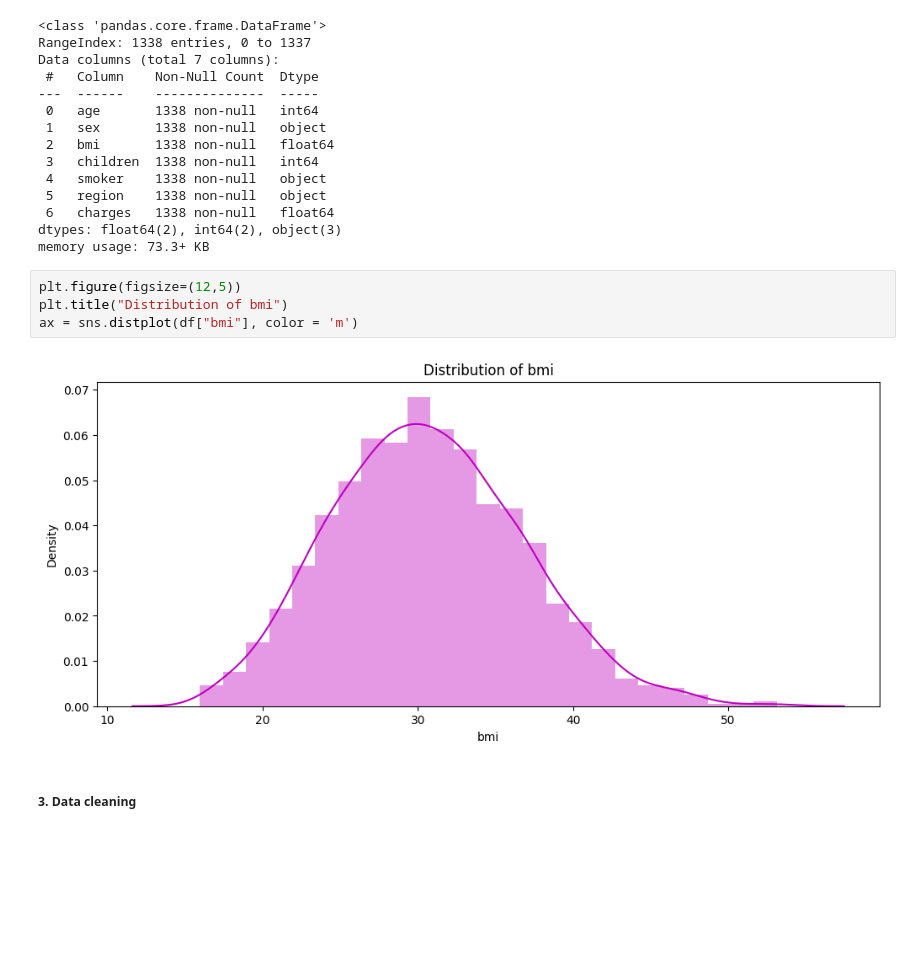
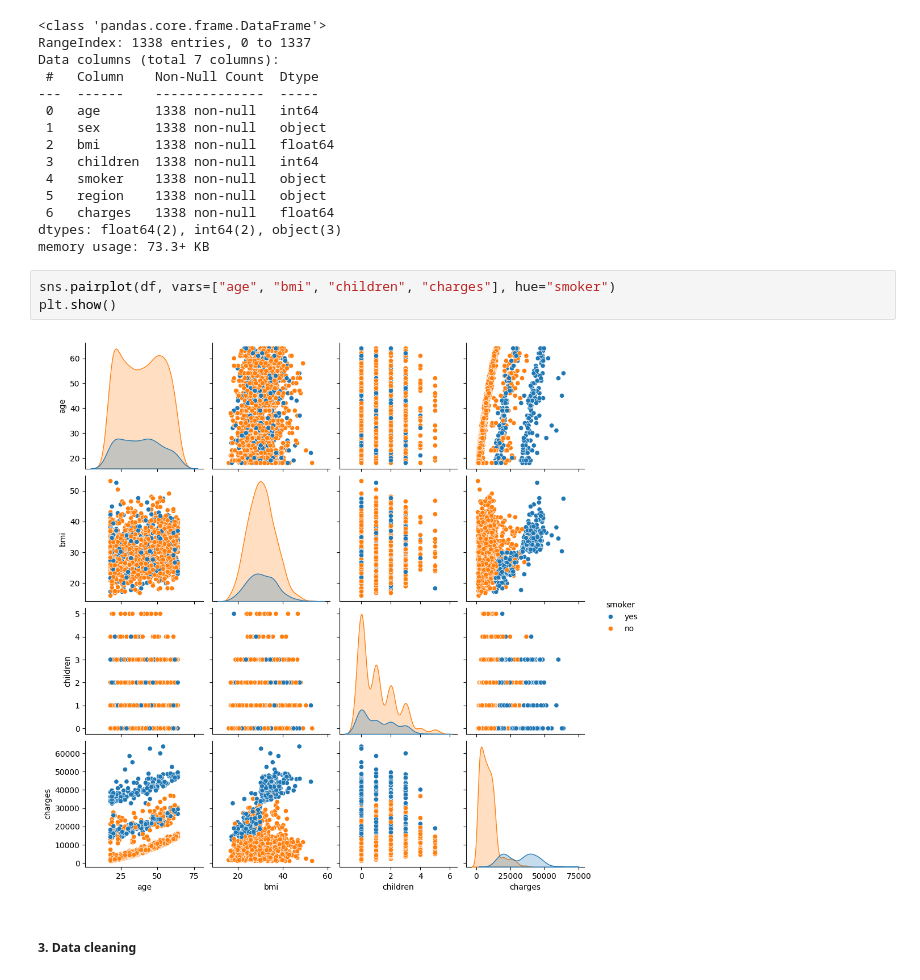
Before and after one commit to Hosseinhamedi/SWB_Predictive_Analytics_Machine_Leanring, a Jupyter notebook: notebooks/Medical Cost Prediction Using Regression Models.ipynb, the cells around one changed output. Cells and saved outputs as stored; diff of their text form; blank space fills up the shorter version.

```diff
--- a/notebooks/Medical Cost Prediction Using Regression Models.ipynb
+++ b/notebooks/Medical Cost Prediction Using Regression Models.ipynb
@@ -84,12 +84,11 @@ Data columns (total 7 columns):
  6   charges   1338 non-null   float64
 dtypes: float64(2), int64(2), object(3)
 memory usage: 73.3+ KB
-# %%
-plt.figure(figsize=(12,5))
-plt.title("Distribution of bmi")
-ax = sns.distplot(df["bmi"], color = 'm')
-# %% [output]
-[figure, removed]
+# %%
+sns.pairplot(df, vars=["age", "bmi", "children", "charges"], hue="smoker")
+plt.show()
+# %% [output]
+[figure, added]
 # %% [markdown]
 ##### **3. Data cleaning**
 # %%
```
Also changed, not shown: parts of 2 cells of this notebook.
